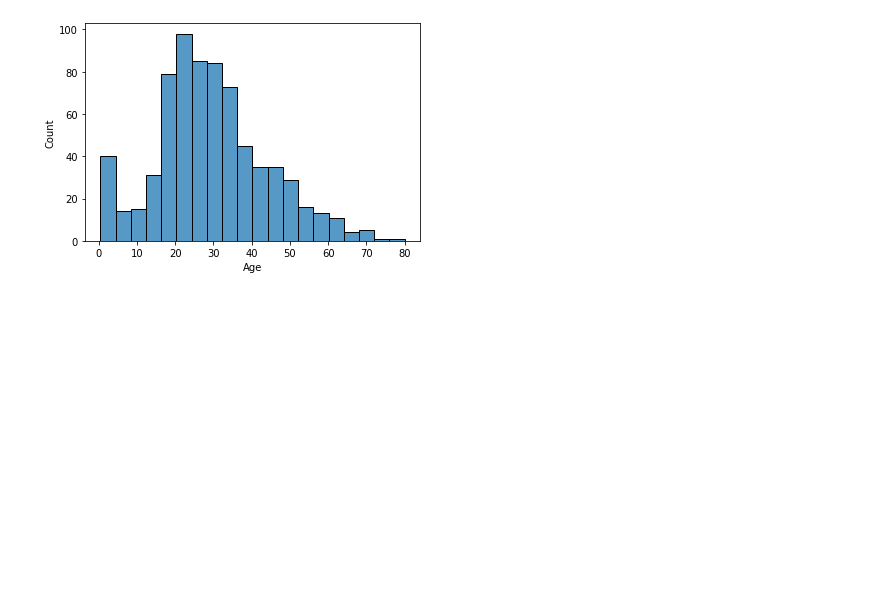
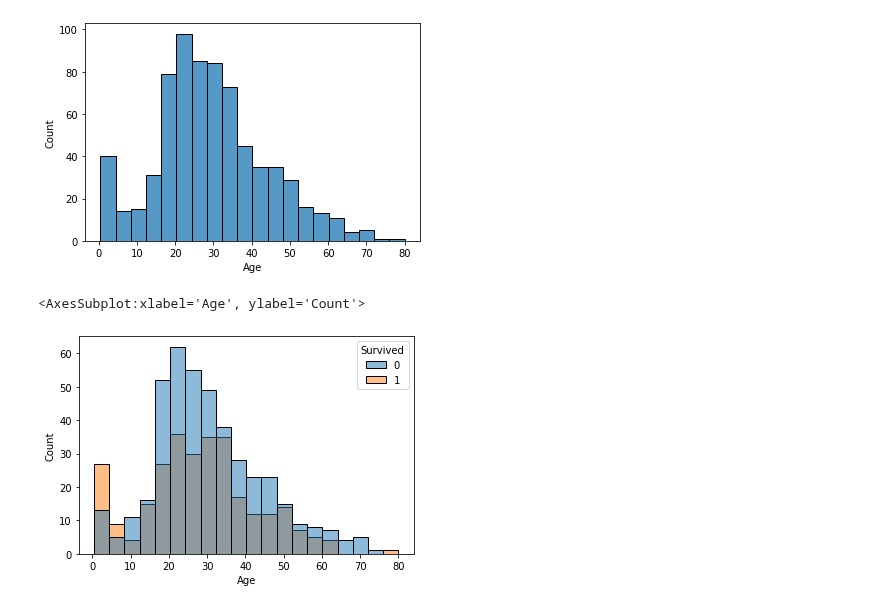
Before and after one commit to yyc9337/Deep-Learning, a Jupyter notebook: 머신러닝-딥러닝 문제 해결 전략/주요 시각화 그래프/수치형 데이터 시각화.ipynb, the cells around one changed output. Saved outputs shown, nothing was run; the diff lists cells and outputs as text; code cells hidden in the pictures; blank space fills up the shorter version.

```diff
--- a/머신러닝-딥러닝 문제 해결 전략/주요 시각화 그래프/수치형 데이터 시각화.ipynb
+++ b/머신러닝-딥러닝 문제 해결 전략/주요 시각화 그래프/수치형 데이터 시각화.ipynb
@@ -21,3 +21,10 @@ sns.histplot(data = df, x ='Age')
 # %% [output]
 <AxesSubplot:xlabel='Age', ylabel='Count'>
 [figure]
+# %%
+sns.histplot(data = df, x = 'Age', hue = 'Survived')
+
+##  hue = 'Survived' <- 겹쳐지게 범주형 변수의 데이터를 그래프에 전달
+# %% [output]
+<AxesSubplot:xlabel='Age', ylabel='Count'>
+[figure, added]
```
Also changed, not shown: parts of 8 cells of this notebook.
